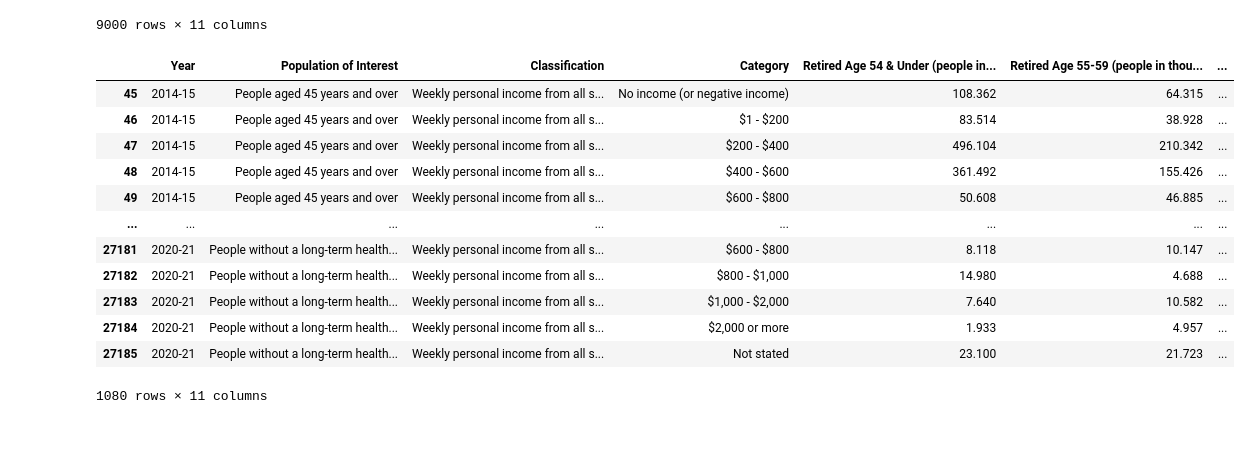
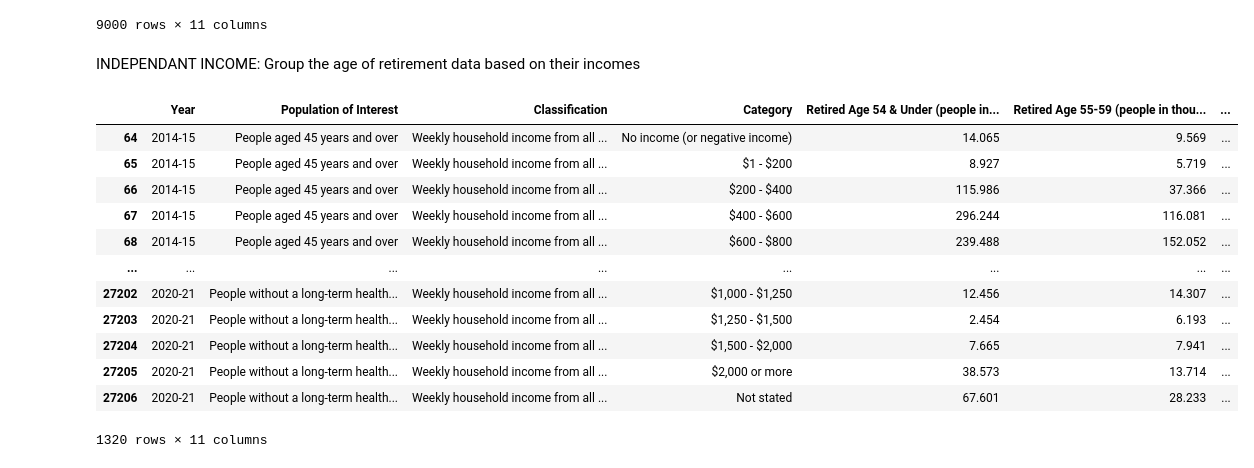
Before and after one commit to braydonnugent/Project1_Group4, a Jupyter notebook: retirement_analysis.ipynb, the cells around one changed output. Drawn from its saved outputs; the diff is of its cells as text; code cells hidden in the pictures; blank space fills up the shorter version.

```diff
--- a/retirement_analysis.ipynb
+++ b/retirement_analysis.ipynb
@@ -86,28 +124,31 @@ generalised_df
 | 27205 | 2020-21 | People without a long-term health... | Weekly household income from all ... | $2,000 or more | 38.573 | 13.714 | ... |
 | 27206 | 2020-21 | People without a long-term health... | Weekly household income from all ... | Not stated | 67.601 | 28.233 | ... |
 9000 rows × 11 columns
+# %% [markdown]
+INDEPENDANT INCOME:
+Group the age of retirement data based on their incomes
 # %%
-personal_income_statistics = []
+household_income = []
 
 for index, row in generalised_df.iterrows():
-    if row['Classification'] == 'Weekly personal income from all sources':
-        personal_income_statistics.append(row)
+    if row['Classification'] == 'Weekly household income from all sources':
+        household_income.append(row)
 
-personal_income_statistics = pd.DataFrame(personal_income_statistics)
-personal_income_statistics
+household_income = pd.DataFrame(household_income)
+household_income
 # %% [output]
 |  | Year | Population of Interest | Classification | Category | Retired Age 54 & Under (people in... | Retired Age 55-59 (people in thou... | ... |
-| 45 | 2014-15 | People aged 45 years and over | Weekly personal income from all s... | No income (or negative income) | 108.362 | 64.315 | ... |
-| 46 | 2014-15 | People aged 45 years and over | Weekly personal income from all s... | $1 - $200 | 83.514 | 38.928 | ... |
-| 47 | 2014-15 | People aged 45 years and over | Weekly personal income from all s... | $200 - $400 | 496.104 | 210.342 | ... |
-| 48 | 2014-15 | People aged 45 years and over | Weekly personal income from all s... | $400 - $600 | 361.492 | 155.426 | ... |
-| 49 | 2014-15 | People aged 45 years and over | Weekly personal income from all s... | $600 - $800 | 50.608 | 46.885 | ... |
+| 64 | 2014-15 | People aged 45 years and over | Weekly household income from all ... | No income (or negative income) | 14.065 | 9.569 | ... |
+| 65 | 2014-15 | People aged 45 years and over | Weekly household income from all ... | $1 - $200 | 8.927 | 5.719 | ... |
+| 66 | 2014-15 | People aged 45 years and over | Weekly household income from all ... | $200 - $400 | 115.986 | 37.366 | ... |
+| 67 | 2014-15 | People aged 45 years and over | Weekly household income from all ... | $400 - $600 | 296.244 | 116.081 | ... |
+| 68 | 2014-15 | People aged 45 years and over | Weekly household income from all ... | $600 - $800 | 239.488 | 152.052 | ... |
 | ... | ... | ... | ... | ... | ... | ... | ... |
-| 27181 | 2020-21 | People without a long-term health... | Weekly personal income from all s... | $600 - $800 | 8.118 | 10.147 | ... |
-| 27182 | 2020-21 | People without a long-term health... | Weekly personal income from all s... | $800 - $1,000 | 14.980 | 4.688 | ... |
-| 27183 | 2020-21 | People without a long-term health... | Weekly personal income from all s... | $1,000 - $2,000 | 7.640 | 10.582 | ... |
-| 27184 | 2020-21 | People without a long-term health... | Weekly personal income from all s... | $2,000 or more | 1.933 | 4.957 | ... |
-| 27185 | 2020-21 | People without a long-term health... | Weekly personal income from all s... | Not stated | 23.100 | 21.723 | ... |
+| 27202 | 2020-21 | People without a long-term health... | Weekly household income from all ... | $1,000 - $1,250 | 12.456 | 14.307 | ... |
+| 27203 | 2020-21 | People without a long-term health... | Weekly household income from all ... | $1,250 - $1,500 | 2.454 | 6.193 | ... |
+| 27204 | 2020-21 | People without a long-term health... | Weekly household income from all ... | $1,500 - $2,000 | 7.665 | 7.941 | ... |
+| 27205 | 2020-21 | People without a long-term health... | Weekly household income from all ... | $2,000 or more | 38.573 | 13.714 | ... |
+| 27206 | 2020-21 | People without a long-term health... | Weekly household income from all ... | Not stated | 67.601 | 28.233 | ... |
-1080 rows × 11 columns
+1320 rows × 11 columns
 # %%
 age_compare = [4,5,6,7,8]
```
Also changed, not shown: parts of 7 cells of this notebook.
